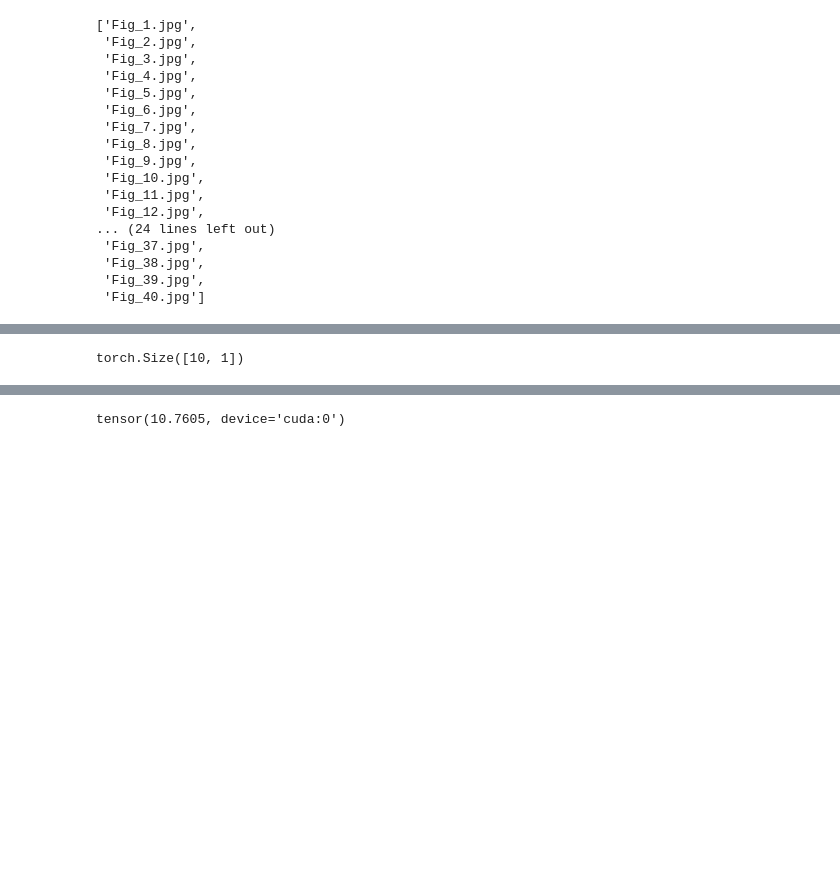
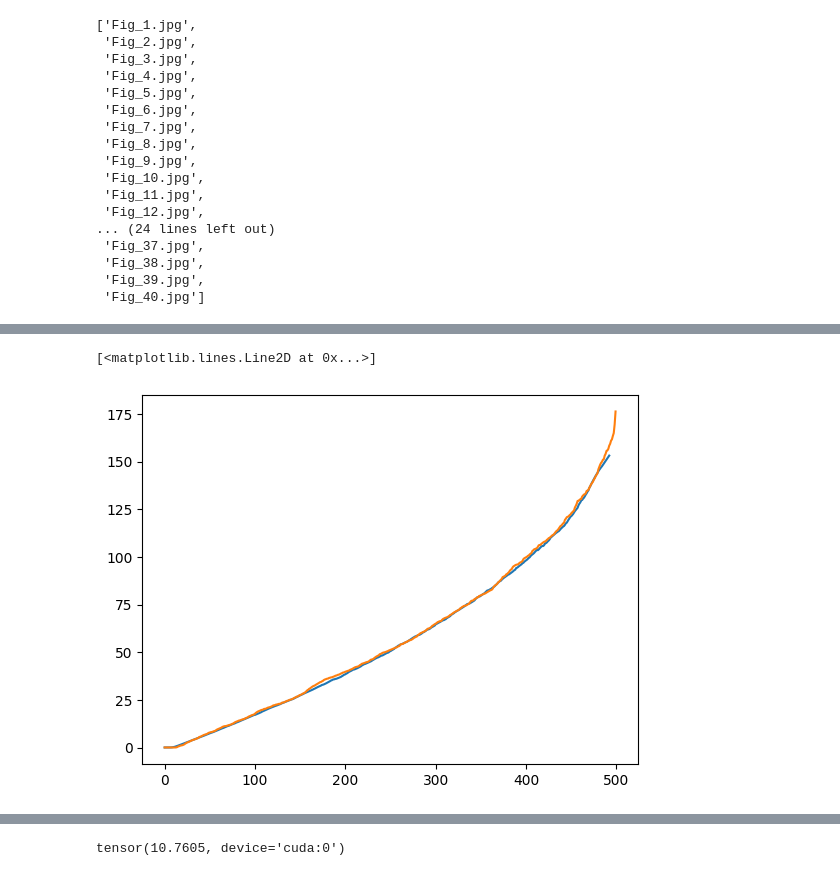
Before and after one commit to mberghouse/DeepTrackStat, a Jupyter notebook: Angle-distribution-NN.ipynb, the cells around one changed output, grey strips where cells are left out. Drawn from its saved outputs; the diff is of its cells as text; code cells hidden in the pictures; blank space fills up the shorter version.

```diff
--- a/Angle-distribution-NN.ipynb
+++ b/Angle-distribution-NN.ipynb
@@ -223,16 +276,16 @@ get_reusable_executor().shutdown(wait=True)
 #            ['yc_sim42.csv','xc_sim42.csv'], ['yc_sim43.csv','xc_sim43.csv'], ['yc_sim44.csv','xc_sim44.csv'], ['yc_sim45.csv','xc_sim45.csv'],
 #            ['yc_sim69.csv','xc_sim69.csv'],['yc_sim70.csv','xc_sim70.csv'],
 # ]
-test_dirs=[ ['yc_sim61.csv','xc_sim61.csv'], ['yc_sim65.csv','xc_sim65.csv'],['yc_sim70.csv','xc_sim70.csv'],
-           ['yc_sim71.csv','xc_sim71.csv'], ['yc_sim75.csv','xc_sim75.csv'],['yc_sim80.csv','xc_sim80.csv'],
-           ['yc_sim81.csv','xc_sim81.csv'], ['yc_sim85.csv','xc_sim85.csv'],['yc_sim90.csv','xc_sim90.csv'],
-]
+# test_dirs=[ ['yc_sim61.csv','xc_sim61.csv'], ['yc_sim65.csv','xc_sim65.csv'],['yc_sim70.csv','xc_sim70.csv'],
+#            ['yc_sim71.csv','xc_sim71.csv'], ['yc_sim75.csv','xc_sim75.csv'],['yc_sim80.csv','xc_sim80.csv'],
+#            ['yc_sim81.csv','xc_sim81.csv'], ['yc_sim85.csv','xc_sim85.csv'],['yc_sim90.csv','xc_sim90.csv'],
+# ]
 scales_test = torch.zeros(len(test_dirs),2)
 # target_length=1000
 angles_test = torch.zeros(len(test_dirs),target_length)
 for i in range(len(test_dirs)):
-    x_arr= np.array(pd.read_csv(test_dirs[i][1], header=None))
-    y_arr= np.array(pd.read_csv(test_dirs[i][0], header=None))
+    x_arr= np.array(pd.read_csv(base+test_dirs[i][1], header=None))
+    y_arr= np.array(pd.read_csv(base+test_dirs[i][0], header=None))
     angle_array = calculate_angles(x_arr,y_arr)
 
     angles_test[i,:] = torch.tensor(angle_array)
@@ -246,5 +299,5 @@ for i in range(len(test_dirs)):
     distr_torch=expon.pdf(xtorch, a,b)
     scales_test[i,:] = torch.tensor([a,b])
     plt.plot(xtorch,distr_torch)
-    plt.show()
+    #plt.show()
 # torch.max(scales_test,dim=0)
@@ -639,5 +665,34 @@ KeyboardInterrupt:
 # %%
-out2.shape
+#k=8
+ground_truth=[]
+preds=[]
+losses=[]
+with torch.no_grad():
+    for im_tst,speed_tst in test_dataloader:
+    # Forward pass
+        outputs_tst = model(im_tst.to(device))
+        #loss2 = criterion(outputs_tst, speed_tst.to(device))
+        out_vecs=[]
+        for k in range(len(outputs_tst)):
+            out = outputs_tst[k,:].cpu().detach().squeeze()
+            #
+
+            def rolling_mean(matrix, window):
+                df = pd.DataFrame(matrix)
+                return df.rolling(window=window).mean().dropna().to_numpy()
+            out_mean = rolling_mean(out,8)
+            out_mean[out_mean<0]=0.001
+            out_vecs.append(out_mean)
+       # losses.append(loss2.item())
+        preds.append(out_vecs)
+        ground_truth.append(speed_tst.numpy())
+    # for i in out:
+#     if (i>.03)&(count<400):
+#         out[:,count
+#     count+=1
+plt.plot(out_mean)
+plt.plot(speed_tst[k])
 # %% [output]
-torch.Size([10, 1])
+[<matplotlib.lines.Line2D at 0x...>]
+[figure, added]
 # %%
```
Also changed, not shown: parts of 17 cells of this notebook, 2 other files.
